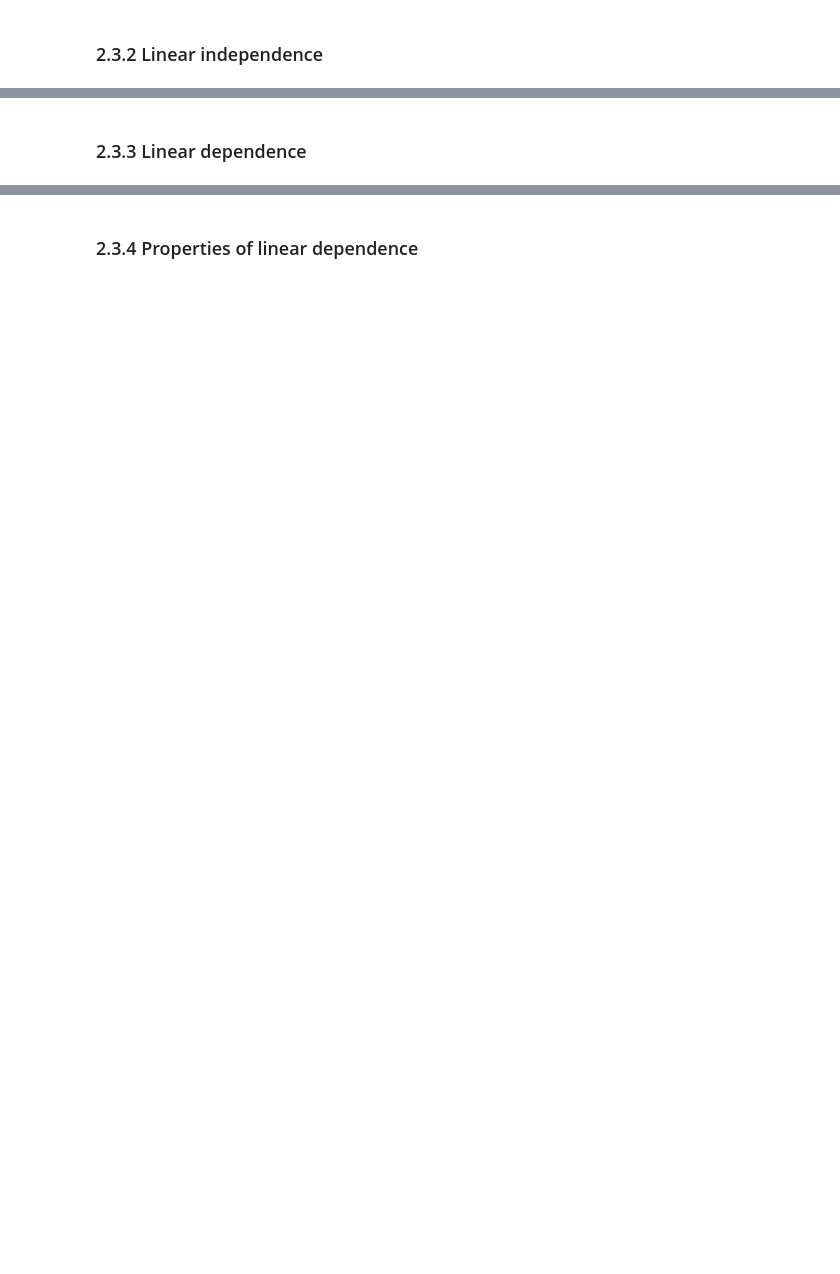
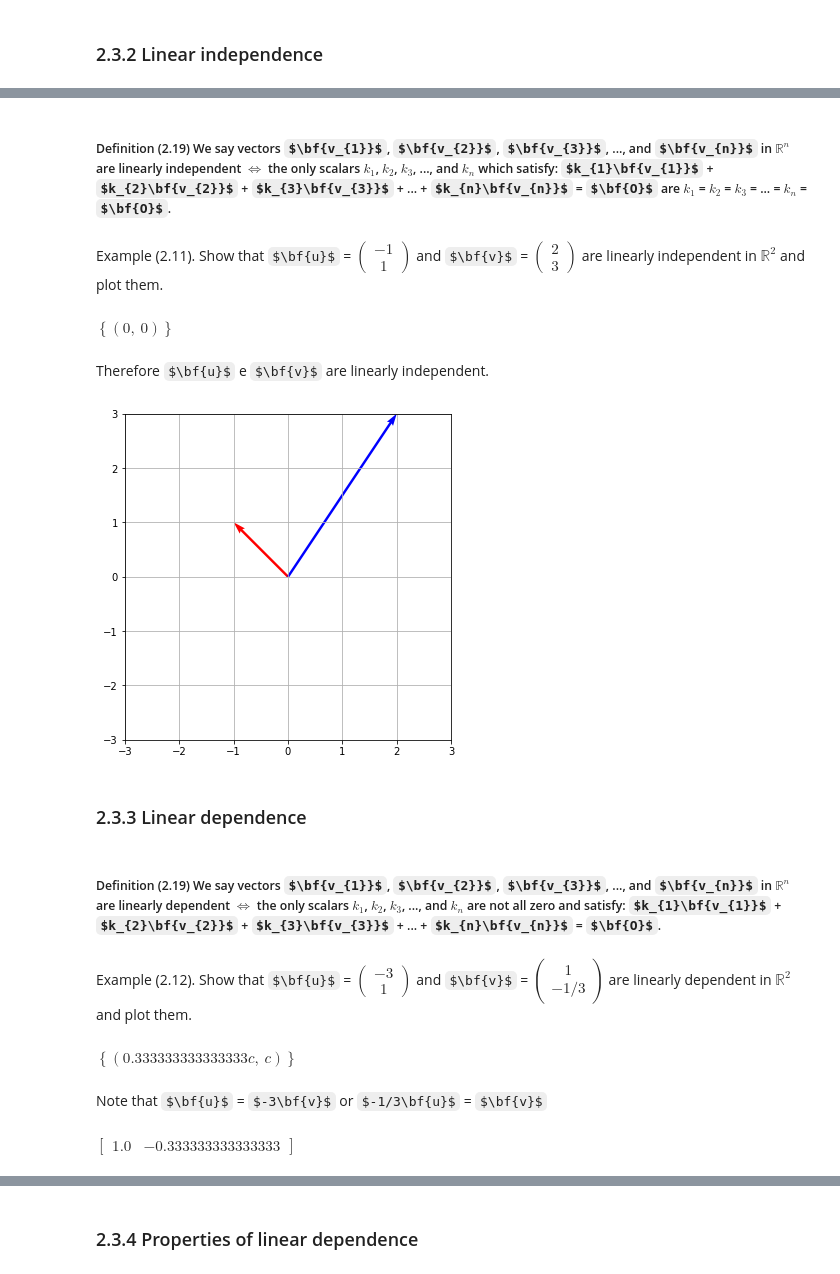
Before and after one commit to provezano/LinearAlgebraStudy, a Jupyter notebook: ch2-Euclidean Space.ipynb, the cells around one changed output, grey strips where cells are left out. Drawn from its saved outputs; the diff is of its cells as text; code cells hidden in the pictures; some formulas as TeX source; blank space fills up the shorter version.

```diff
--- a/ch2-Euclidean Space.ipynb
+++ b/ch2-Euclidean Space.ipynb
@@ -281,0 +302,4 @@ The shortest distance from a vector $\bf{u}$ to the hyperplane $\bf{v}\bf{x} + c
+# %% [markdown]
+##### Definition (2.19) We say vectors $\bf{v_{1}}$, $\bf{v_{2}}$, $\bf{v_{3}}$, ..., and $\bf{v_{n}}$ in $\mathbb{R}^{n}$ are linearly independent $\iff$ the only scalars $k_{1}$, $k_{2}$, $k_{3}$, ..., and $k_{n}$ which satisfy: $k_{1}\bf{v_{1}}$ + $k_{2}\bf{v_{2}}$ + $k_{3}\bf{v_{3}}$ + ... + $k_{n}\bf{v_{n}}$ = $\bf{O}$ are $k_{1}$ = $k_{2}$ = $k_{3}$ = ... = $k_{n}$ = $\bf{O}$.
+# %% [markdown]
+Example (2.11). Show that $\bf{u}$ = $\begin{pmatrix} -1 \\ 1 \end{pmatrix}$ and $\bf{v}$ = $\begin{pmatrix} 2 \\ 3 \end{pmatrix}$ are linearly independent in $\mathbb{R}^{2}$ and plot them.
@@ -282,2 +314,31 @@ The shortest distance from a vector $\bf{u}$ to the hyperplane $\bf{v}\bf{x} + c
+# %%
+linsolve((Matrix([u,v]).T, zeros(2,1)), (x, y))
+# %% [output]
+$\displaystyle \left\{\left( 0, \  0\right)\right\}$
+# %% [markdown]
+Therefore $\bf{u}$ e $\bf{v}$ are linearly independent.
+# %%
+import numpy as np
+import matplotlib.pyplot as plt
+
+V = np.array([[-1,1], [2,3]])
+origin = np.array([[0, 0],[0, 0]]) # origin point
+
+fig, ax = plt.subplots(figsize=(8, 6))
+q = ax.quiver(*origin, V[:,0], V[:,1], color=['r','b'], units='xy', scale=1)
+
+plt.grid()
+ax.set_aspect('equal')
+
+plt.xlim(-3,3)
+plt.ylim(-3,3)
+
+plt.show()
+# %% [output]
+[figure, added]
 # %% [markdown]
 ### 2.3.3 Linear dependence
+# %% [markdown]
+##### Definition (2.19) We say vectors $\bf{v_{1}}$, $\bf{v_{2}}$, $\bf{v_{3}}$, ..., and $\bf{v_{n}}$ in $\mathbb{R}^{n}$ are linearly dependent $\iff$ the only scalars $k_{1}$, $k_{2}$, $k_{3}$, ..., and $k_{n}$ are not all zero and satisfy: $k_{1}\bf{v_{1}}$ + $k_{2}\bf{v_{2}}$ + $k_{3}\bf{v_{3}}$ + ... + $k_{n}\bf{v_{n}}$ = $\bf{O}$.
+# %% [markdown]
+Example (2.12). Show that $\bf{u}$ = $\begin{pmatrix} -3 \\ 1 \end{pmatrix}$ and $\bf{v}$ = $\begin{pmatrix} 1 \\ -1/3 \end{pmatrix}$ are linearly dependent in $\mathbb{R}^{2}$ and plot them.
@@ -283,0 +353,10 @@ The shortest distance from a vector $\bf{u}$ to the hyperplane $\bf{v}\bf{x} + c
+# %%
+linsolve((Matrix([u,v]).T, zeros(2,1)), (x, y))
+# %% [output]
+$\displaystyle \left\{\left( 0.333333333333333 c, \  c\right)\right\}$
+# %% [markdown]
+Note that $\bf{u}$ = $-3\bf{v}$ or $-1/3\bf{u}$ = $\bf{v}$
+# %%
+-1/3*u
+# %% [output]
+$\displaystyle \left[\begin{matrix}1.0 & -0.333333333333333\end{matrix}\right]$
```
Also changed, not shown: parts of 30 cells of this notebook, 1 other file.
